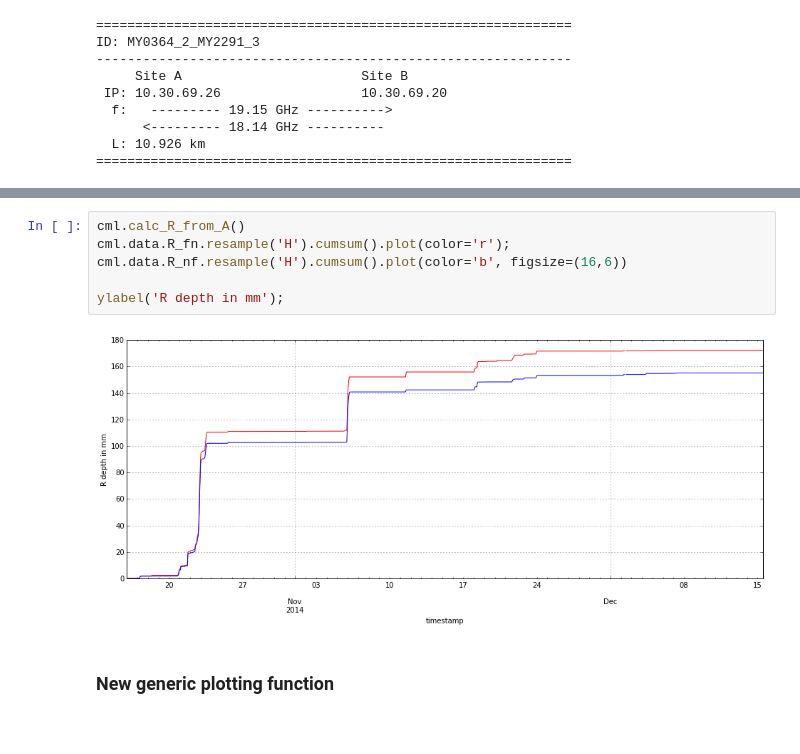
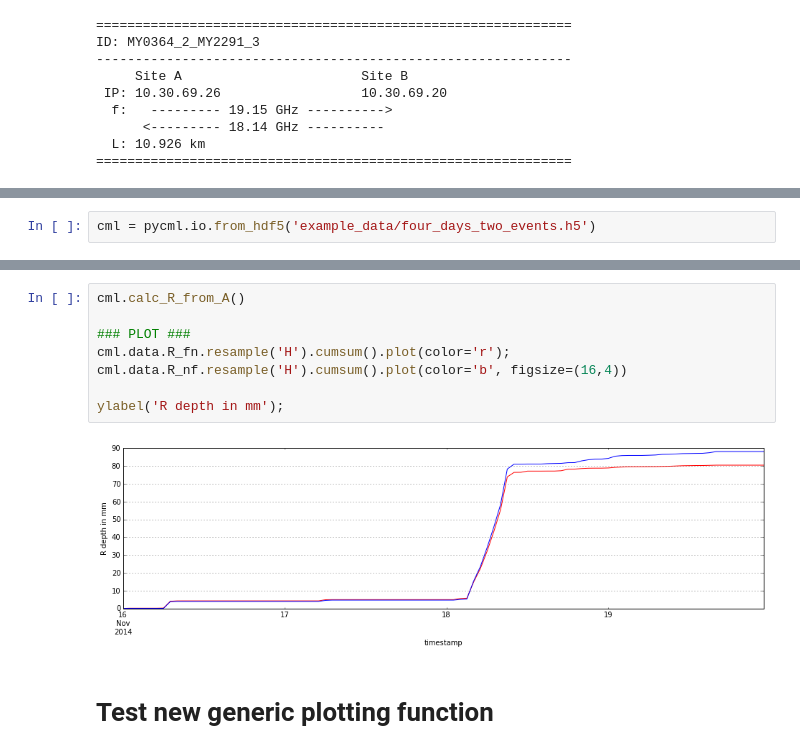
Before and after one commit to pycomlink/pycomlink, a Jupyter notebook: notebooks/example_workflow.ipynb, the cells around one changed output, grey strips where cells are left out. Drawn from its saved outputs; the diff is of its cells as text.

```diff
--- a/notebooks/example_workflow.ipynb
+++ b/notebooks/example_workflow.ipynb
@@ -34,0 +54,2 @@ cml.plot_txrx(figsize=(16,6), resampling_time='15min');
+# %%
+cml = pycml.io.from_hdf5('example_data/four_days_two_events.h5')
@@ -91,11 +134,13 @@ cml.data.A_nf.plot(figsize=(16,6), color='b', alpha=0.5, ax=ax[2]);
 # %%
 cml.calc_R_from_A()
+
+### PLOT ###
 cml.data.R_fn.resample('H').cumsum().plot(color='r');
-cml.data.R_nf.resample('H').cumsum().plot(color='b', figsize=(16,6))
+cml.data.R_nf.resample('H').cumsum().plot(color='b', figsize=(16,4))
 
 ylabel('R depth in mm');
 # %% [output]
-[figure, old version]
+[figure, new version]
 # %% [markdown]
-### New generic plotting function
+# Test new generic plotting function
 # %%
```
Also changed, not shown: parts of 14 cells of this notebook, 1 other file.
